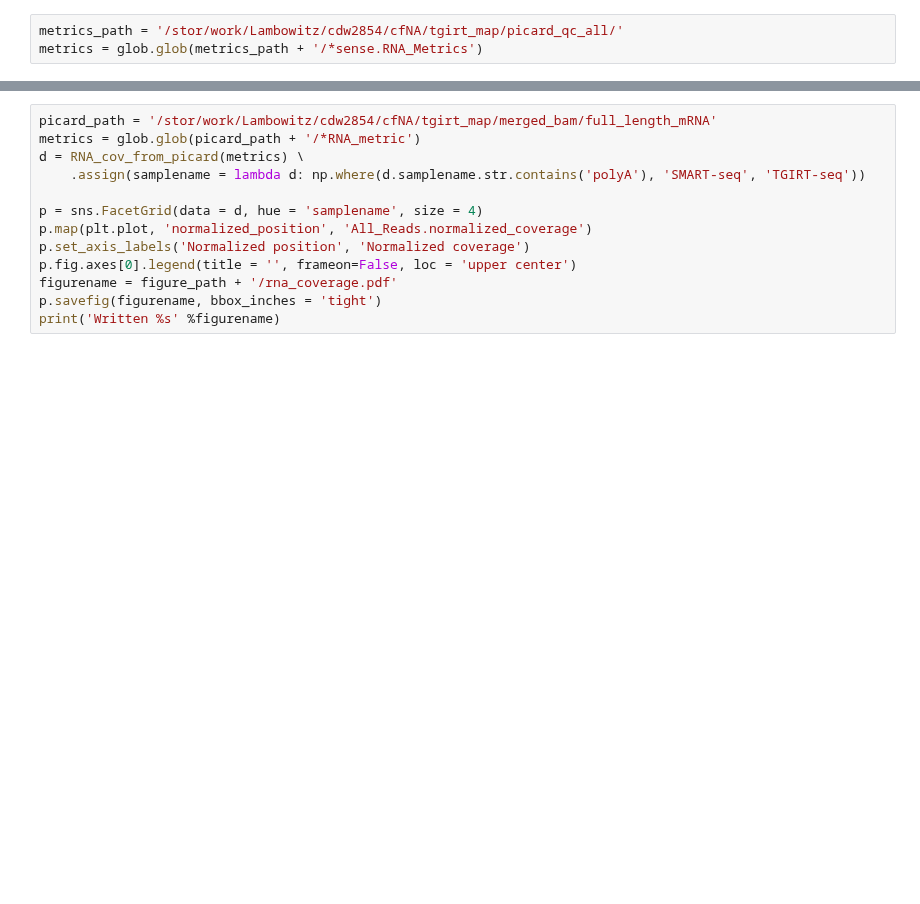
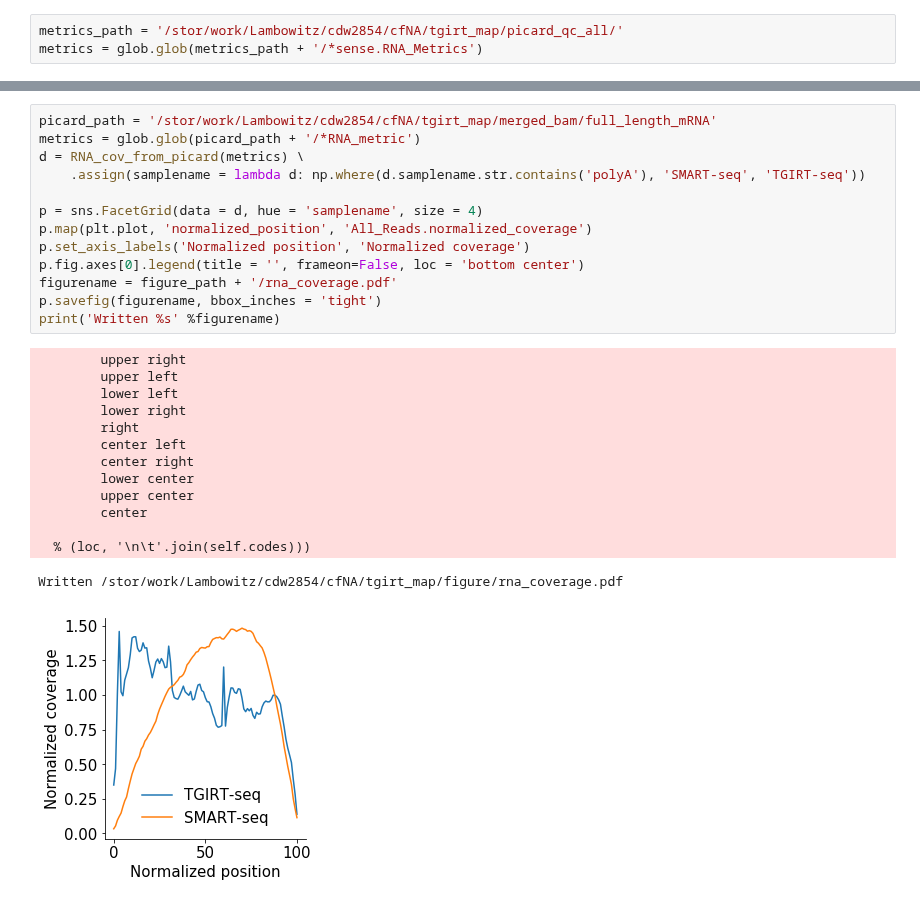
Before and after one commit to wckdouglas/cfNA, a Jupyter notebook: plots/picard_plot.ipynb, the cells around one changed output, grey strips where cells are left out. Drawn from its saved outputs; the diff is of its cells as text; blank space fills up the shorter version.

```diff
--- a/plots/picard_plot.ipynb
+++ b/plots/picard_plot.ipynb
@@ -191,16 +260,31 @@ p.set_axis_labels('Normalized position','Normalized coverage')
 # %%
 picard_path = '/stor/work/Lambowitz/cdw2854/cfNA/tgirt_map/merged_bam/full_length_mRNA'
 metrics = glob.glob(picard_path + '/*RNA_metric')
 d = RNA_cov_from_picard(metrics) \
     .assign(samplename = lambda d: np.where(d.samplename.str.contains('polyA'), 'SMART-seq', 'TGIRT-seq'))
 
 p = sns.FacetGrid(data = d, hue = 'samplename', size = 4)
 p.map(plt.plot, 'normalized_position', 'All_Reads.normalized_coverage')
 p.set_axis_labels('Normalized position', 'Normalized coverage')
-p.fig.axes[0].legend(title = '', frameon=False, loc = 'upper center')
+p.fig.axes[0].legend(title = '', frameon=False, loc = 'bottom center')
 figurename = figure_path + '/rna_coverage.pdf'
 p.savefig(figurename, bbox_inches = 'tight')
 print('Written %s' %figurename)
+# %% [output]
+        upper right
+        upper left
+        lower left
+        lower right
+        right
+        center left
+        center right
+        lower center
+        upper center
+        center
+
+  % (loc, '\n\t'.join(self.codes)))
+Written /stor/work/Lambowitz/cdw2854/cfNA/tgirt_map/figure/rna_coverage.pdf
+[figure, added]
 # %%
 def normalize_coverage(x):
     diff = x-x.min()
```
Also changed, not shown: parts of 14 cells of this notebook, 2 other files.
